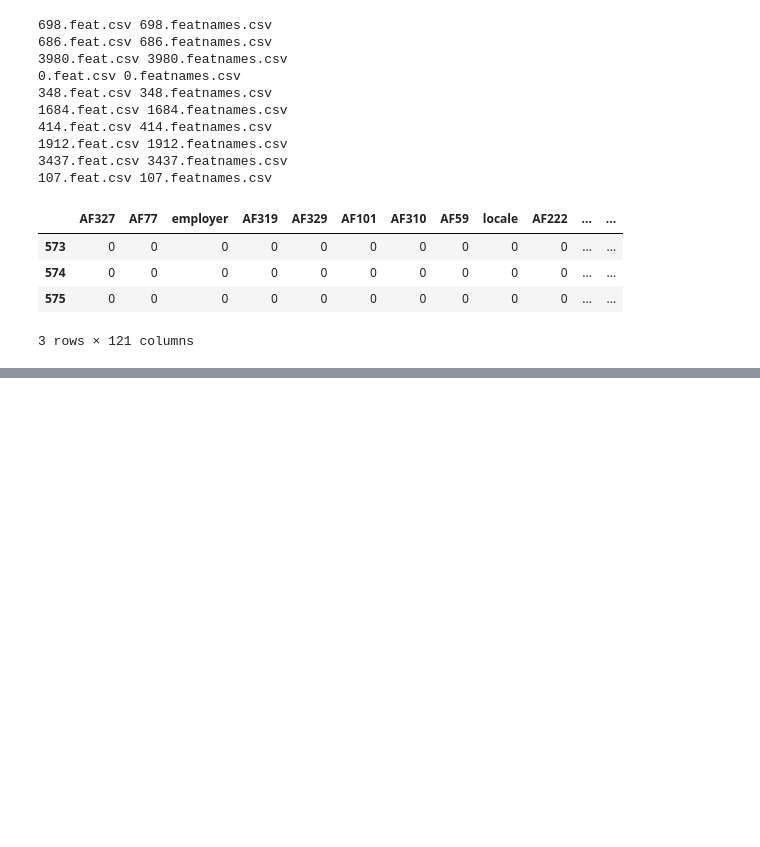
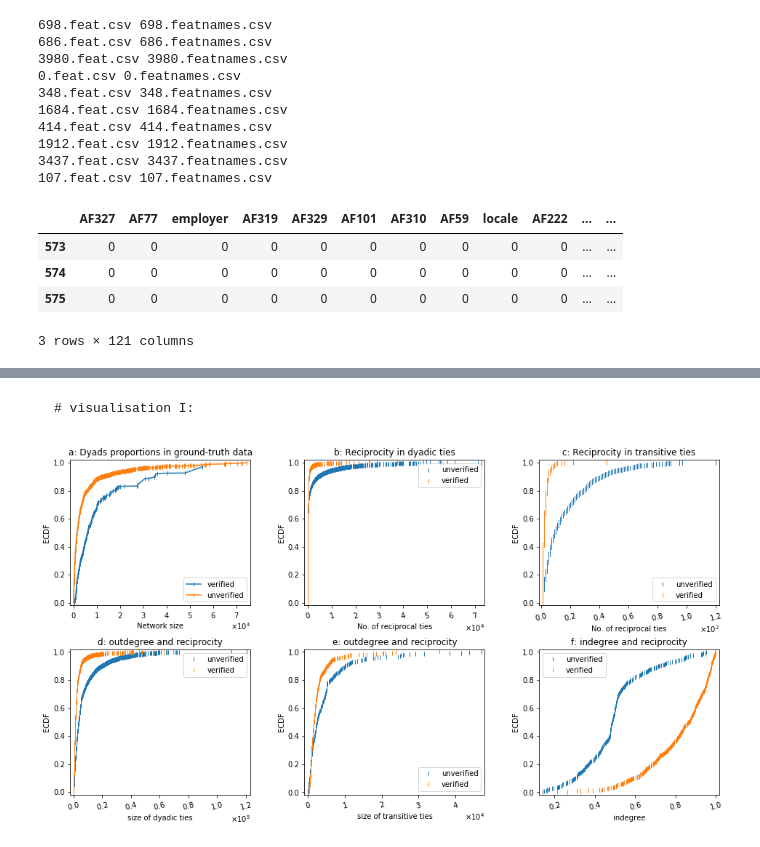
Before and after one commit to ijdutse/mct, a Jupyter notebook: MCT-datasets.ipynb, the cells around one changed output, grey strips where cells are left out. Drawn from its saved outputs; the diff is of its cells as text; code cells hidden in the pictures; blank space fills up the shorter version.

```diff
--- a/MCT-datasets.ipynb
+++ b/MCT-datasets.ipynb
@@ -491,0 +499,76 @@ df.head(3)
+# %% [markdown]
+    # visualisation I:
+# %%
+# RECIPROCITY IN A COLLECTION OF NODES WITH A HIGH PROPORTION OF RECIPROCAL TIES BASED ON GROUND-TRUTH DATA
+plt.figure(figsize=(16,4))
+plt.subplot(231)
+
+plt.plot(xv2,yv2, marker = '|', label='verified') # linestyle='none',
+plt.plot(xu2,yu2, marker = '|', label='unverified')
+plt.ticklabel_format(style='sci',axis='x',scilimits=(0,0),useMathText=True)
+plt.xlabel('Network size')
+plt.ylabel('ECDF')
+plt.legend()
+plt.grid(False)
+plt.margins(0.02)
+plt.title('a: Dyads proportions in ground-truth data')
+
+plt.subplot(232)
+ecdf(du_dyads3.Dyads, du_dyads3.Reciprocity, ecdf_marker = '|')#, percentile=0.85)#, x_label='Network')
+ecdf(dv_dyads3.Dyads, dv_dyads3.Reciprocity, ecdf_marker='|')
+plt.ticklabel_format(style='sci',axis='x',scilimits=(0,0),useMathText=True)
+
+plt.xlabel('No. of reciprocal ties')
+plt.legend(['unverified','verified'],loc='best')
+plt.tick_params(axis='x', rotation=15)
+plt.margins(0.02)
+plt.title('b: Reciprocity in dyadic ties')
+############ Subplot 6: CDF of transitive ties ...
+plt.subplot(233)
+ecdf(du_transitive3.Dyads, du_transitive3.Reciprocity, ecdf_marker = '|')
+ecdf(dv_transitive3.Dyads, dv_transitive3.Reciprocity, ecdf_marker='|')
+plt.ticklabel_format(style='sci',axis='x',scilimits=(0,0),useMathText=True)
+
+plt.xlabel('No. of reciprocal ties')
+plt.legend(['unverified','verified'],loc='best')
+plt.tick_params(axis='x', rotation=15)
+plt.margins(0.02)
+plt.title('c: Reciprocity in transitive ties')
+
+plt.subplot(234)
+ecdf(du_dyads4.FriendsCount, du_dyads4.Reciprocity, ecdf_marker = '|')#, percentile=0.85)#, x_label='Network')
+ecdf(dv_dyads4.FriendsCount, dv_dyads4.Reciprocity, ecdf_marker='|')
+plt.ticklabel_format(style='sci',axis='x',scilimits=(0,0),useMathText=True)
+
+plt.xlabel('size of dyadic ties')
+plt.legend(['unverified','verified'],loc='best')
+plt.tick_params(axis='x', rotation=15)
+plt.margins(0.02)
+plt.title('d: outdegree and reciprocity') # in dyadic nodes/ties
+############ Subplot 6: CDF of transitive ties ...
+plt.subplot(235)
+ecdf(du_transitive4.FriendsCount, du_transitive4.Reciprocity, ecdf_marker = '|')
+ecdf(dv_transitive4.FriendsCount, dv_transitive4.Reciprocity, ecdf_marker='|')
+plt.ticklabel_format(style='sci',axis='x',scilimits=(0,0),useMathText=True)
+
+plt.xlabel('size of transitive ties')
+plt.legend(['unverified','verified'],loc='best')
+plt.tick_params(axis='x', rotation=15)
+plt.margins(0.02)
+plt.title('e: outdegree and reciprocity') # in transitive nodes
+
+plt.subplot(236)
+ecdf(du_transitive4.Indegree, du_transitive4.Reciprocity, ecdf_marker = '|') # du_transitive3 and co. give same output
+ecdf(dv_transitive4.Indegree, dv_transitive4.Reciprocity, ecdf_marker='|')
+plt.ticklabel_format(style='sci',axis='x',scilimits=(0,0),useMathText=True)
+
+plt.xlabel('indegree')
+plt.legend(['unverified','verified'],loc='best')
+plt.tick_params(axis='x', rotation=15)
+plt.margins(0.02)
+plt.title('f: indegree and reciprocity') # in transitive nodes
+
+plt.subplots_adjust(top=1.7, bottom=0.10, left=0.125, right=0.9, hspace=0.3, wspace=0.3)
+plt.show()
+# %% [output]
+[figure, added]
```
Also changed, not shown: parts of 60 cells of this notebook.
